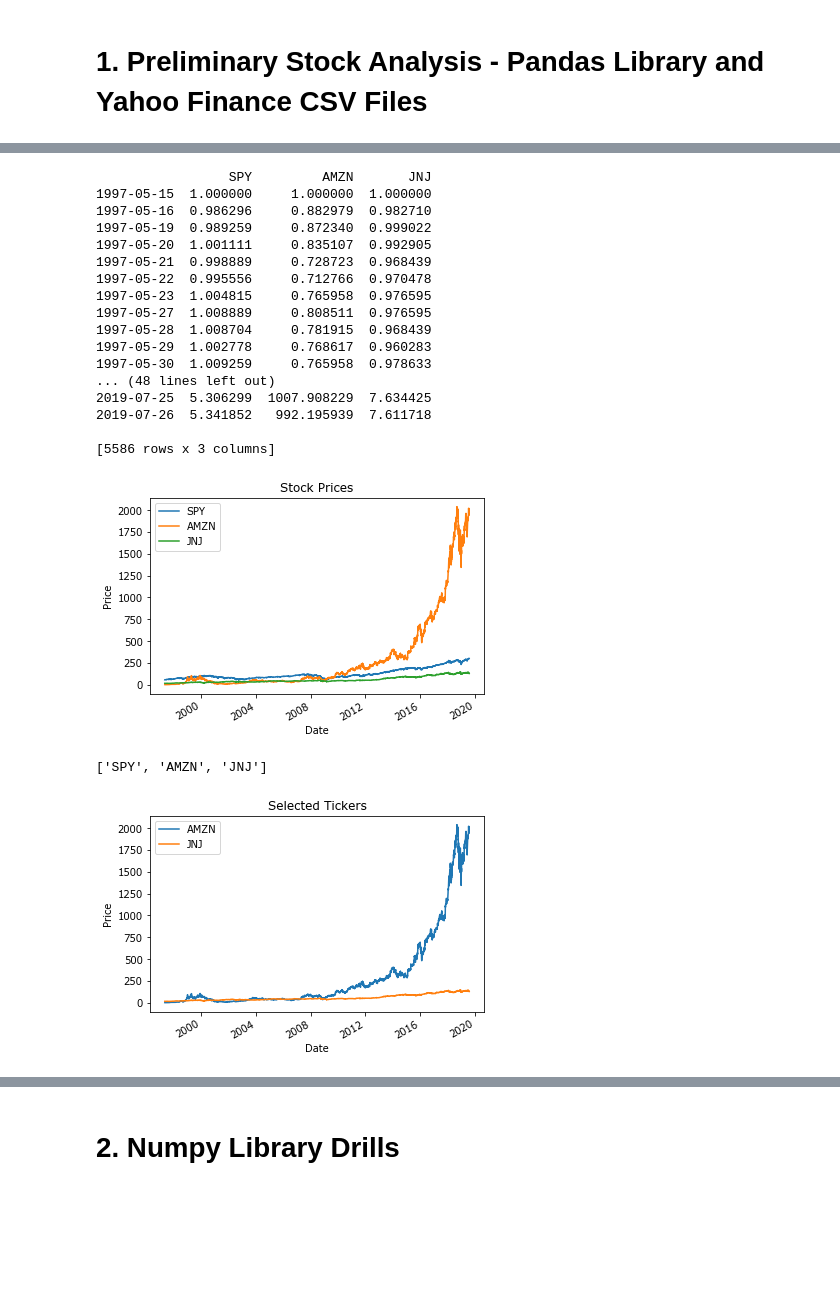
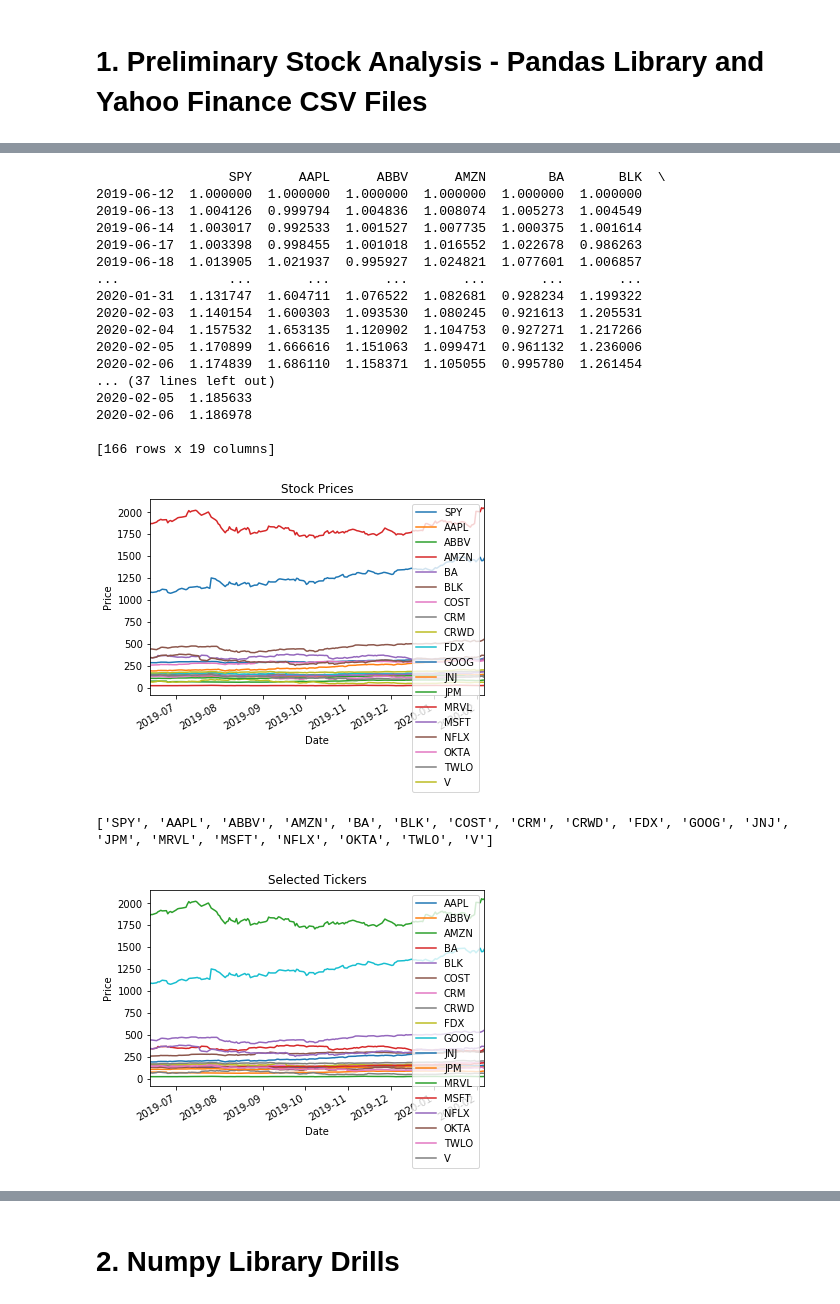
Before and after one commit to MountEverest75/MachineLearningStockTrading, a Jupyter notebook: src/ReadingAndPlottingStockData.ipynb, the cells around one changed output, grey strips where cells are left out. Drawn from its saved outputs; the diff is of its cells as text; code cells hidden in the pictures; blank space fills up the shorter version.

```diff
--- a/src/ReadingAndPlottingStockData.ipynb
+++ b/src/ReadingAndPlottingStockData.ipynb
@@ -175,7 +175,7 @@ def get_moving_average(ticker, duration):
     return df['Close'][-200:].mean()
 
 
-for symbol in ['AMZN', 'JNJ', 'SPY']:
+for symbol in ['AAPL','ABBV','AMZN','BA','BLK','COST','CRM','CRWD','FDX','GOOG','JNJ','JPM','MRVL','MSFT','NFLX','OKTA','TWLO','V','SPY']:
     duration=200
     print("Moving Average for: ", duration, "days. For ticker:", symbol, get_moving_average(symbol,duration))
 # %% [output]
@@ -301,14 +313,14 @@ def test_run():
     #dates = get_date_range_df()
 
     # Choose stock symbols to read
-    symbols = ['AMZN', 'JNJ']
+    symbols = ['AAPL','ABBV','AMZN','BA','BLK','COST','CRM','CRWD','FDX','GOOG','JNJ','JPM','MRVL','MSFT','NFLX','OKTA','TWLO','V']
 
     # Get stock data
     df = get_data(symbols, dates)
     print(df)
 
 #test_run()
-symbols = ['AMZN', 'JNJ']
+symbols = ['AAPL','ABBV','AMZN','BA','BLK','COST','CRM','CRWD','FDX','GOOG','JNJ','JPM','MRVL','MSFT','NFLX','OKTA','TWLO','V']
 end_date = date(date.today().year, date.today().month, date.today().day)
 dates = pd.date_range('1950-01-01', end_date)
 df = get_data(symbols, dates)
@@ -342,23 +354,23 @@ print(df4)
 # print(df5)
 #print(df4 == df5)
 # %% [output]
-                 SPY         AMZN       JNJ
-1997-05-15  1.000000     1.000000  1.000000
-1997-05-16  0.986296     0.882979  0.982710
-1997-05-19  0.989259     0.872340  0.999022
-1997-05-20  1.001111     0.835107  0.992905
-1997-05-21  0.998889     0.728723  0.968439
-1997-05-22  0.995556     0.712766  0.970478
-1997-05-23  1.004815     0.765958  0.976595
-1997-05-27  1.008889     0.808511  0.976595
-1997-05-28  1.008704     0.781915  0.968439
-1997-05-29  1.002778     0.768617  0.960283
-1997-05-30  1.009259     0.765958  0.978633
-... (48 lines left out)
-2019-07-25  5.306299  1007.908229  7.634425
-2019-07-26  5.341852   992.195939  7.611718
+                 SPY      AAPL      ABBV      AMZN        BA       BLK  \
+2019-06-12  1.000000  1.000000  1.000000  1.000000  1.000000  1.000000
+2019-06-13  1.004126  0.999794  1.004836  1.008074  1.005273  1.004549
+2019-06-14  1.003017  0.992533  1.001527  1.007735  1.000375  1.001614
+2019-06-17  1.003398  0.998455  1.001018  1.016552  1.022678  0.986263
+2019-06-18  1.013905  1.021937  0.995927  1.024821  1.077601  1.006857
+...              ...       ...       ...       ...       ...       ...
+2020-01-31  1.131747  1.604711  1.076522  1.082681  0.928234  1.199322
+2020-02-03  1.140154  1.600303  1.093530  1.080245  0.921613  1.205531
+2020-02-04  1.157532  1.653135  1.120902  1.104753  0.927271  1.217266
+2020-02-05  1.170899  1.666616  1.151063  1.099471  0.961132  1.236006
+2020-02-06  1.174839  1.686110  1.158371  1.105055  0.995780  1.261454
+... (37 lines left out)
+2020-02-05  1.185633
+2020-02-06  1.186978
 
-[5586 rows x 3 columns]
+[166 rows x 19 columns]
 # %%
 def plot_data(df, title="Stock Prices"):
     """Plot Data Frame"""
@@ -371,25 +383,25 @@ def plot_data(df, title="Stock Prices"):
 
 plot_data(df)
 # %% [output]
-[figure, old version]
+[figure, new version]
 # %%
 def plot_selected(df, columns, start_index, end_index):
     """Plot the desired columns over index values in the given range."""
     # TODO: Your code here
     # Note: DO NOT modify anything else!
     #Define Range using start:end. Put columns to be selected.
     #df = df.ix[start_index:end_index, columns]
     df = df.loc[start_index:end_index, columns]
     #print(df)
     plot_data(df,title="Selected Tickers")
 
 print(symbols)
 df_test = get_data(symbols, dates)
 #print(df_test)
-plot_selected(df_test, ['AMZN', 'JNJ'], '1950-01-01', end_date)
+plot_selected(df_test, ['AAPL','ABBV','AMZN','BA','BLK','COST','CRM','CRWD','FDX','GOOG','JNJ','JPM','MRVL','MSFT','NFLX','OKTA','TWLO','V'], '1950-01-01', end_date)
 # %% [output]
-['SPY', 'AMZN', 'JNJ']
+['SPY', 'AAPL', 'ABBV', 'AMZN', 'BA', 'BLK', 'COST', 'CRM', 'CRWD', 'FDX', 'GOOG', 'JNJ', 'JPM', 'MRVL', 'MSFT', 'NFLX', 'OKTA', 'TWLO', 'V']
-[figure, old version]
+[figure, new version]
 # %%
 #How much the stock went up or down when compared to others. This could be done by normalizing the prices to 1.0
 def normalize_stock_prices(df):
```
Also changed, not shown: parts of 21 cells of this notebook, 22 other files.
